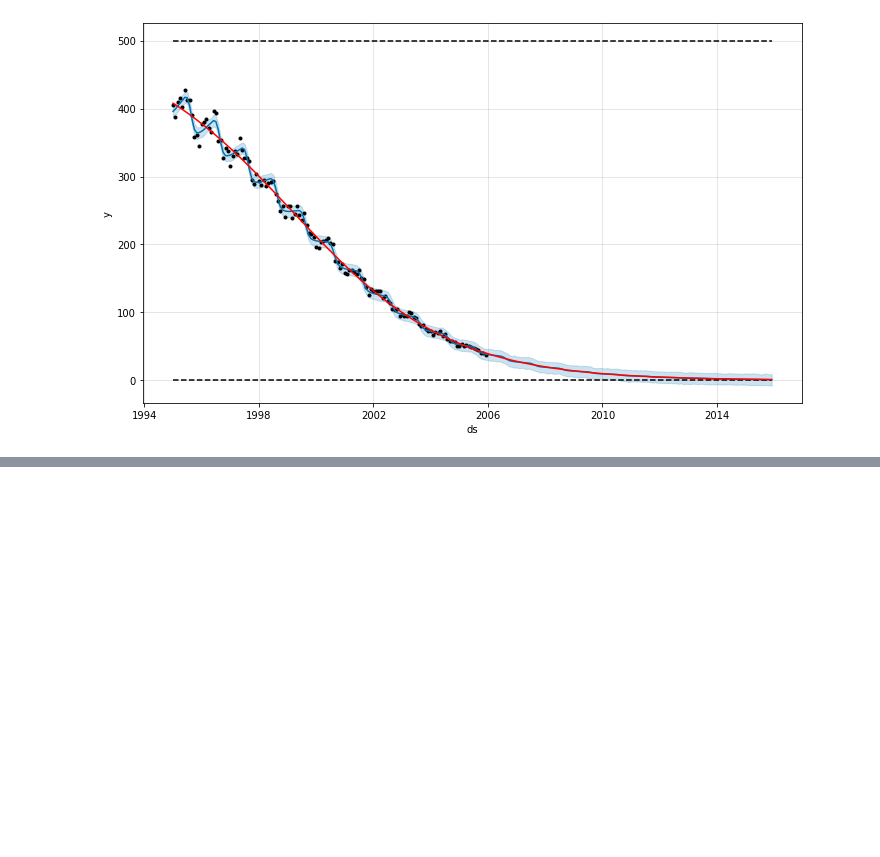
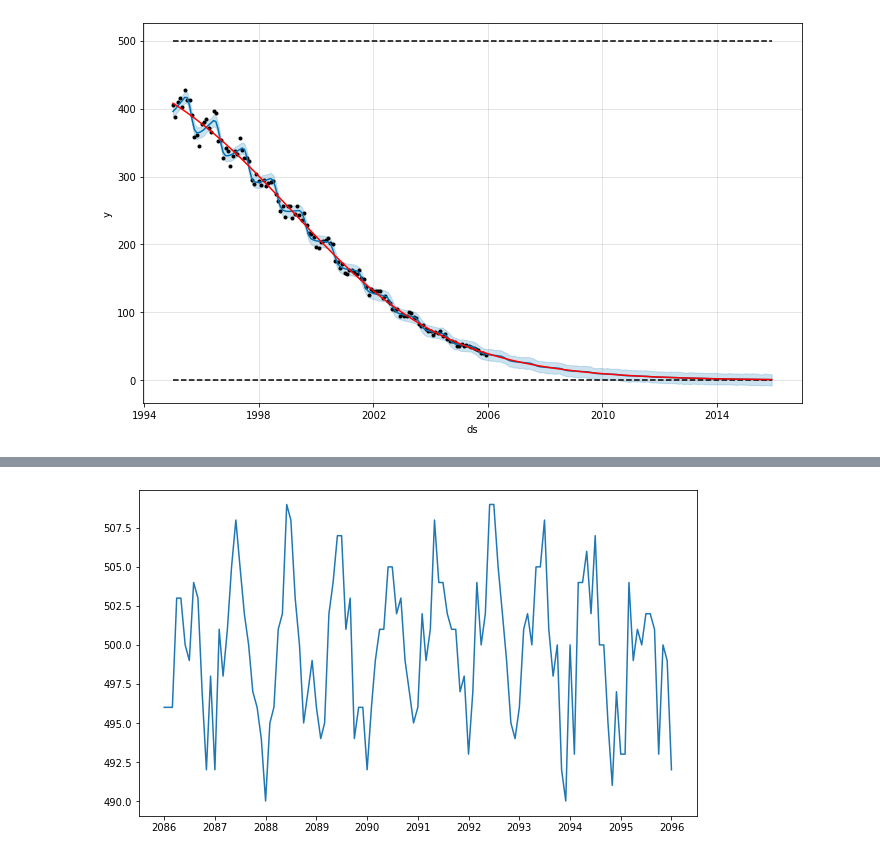
Before and after one commit to caiosainvallio/time-series, a Jupyter notebook: prophet/05_growth-modes.ipynb, the cells around one changed output, grey strips where cells are left out. Saved outputs shown, nothing was run; the diff lists cells and outputs as text; code cells hidden in the pictures; blank space fills up the shorter version.

```diff
--- a/prophet/05_growth-modes.ipynb
+++ b/prophet/05_growth-modes.ipynb
@@ -258,0 +281,8 @@ plt.show()
+# %%
+df = pd.DataFrame({'ds': pd.to_datetime(x), 'y': y})
+df = df[df['ds'].dt.year > 2085]
+plt.figure(figsize=(10, 6))
+plt.plot(df['ds'], df['y'])
+plt.show()
+# %% [output]
+[figure, added]
```
Also changed, not shown: parts of 10 cells of this notebook.
